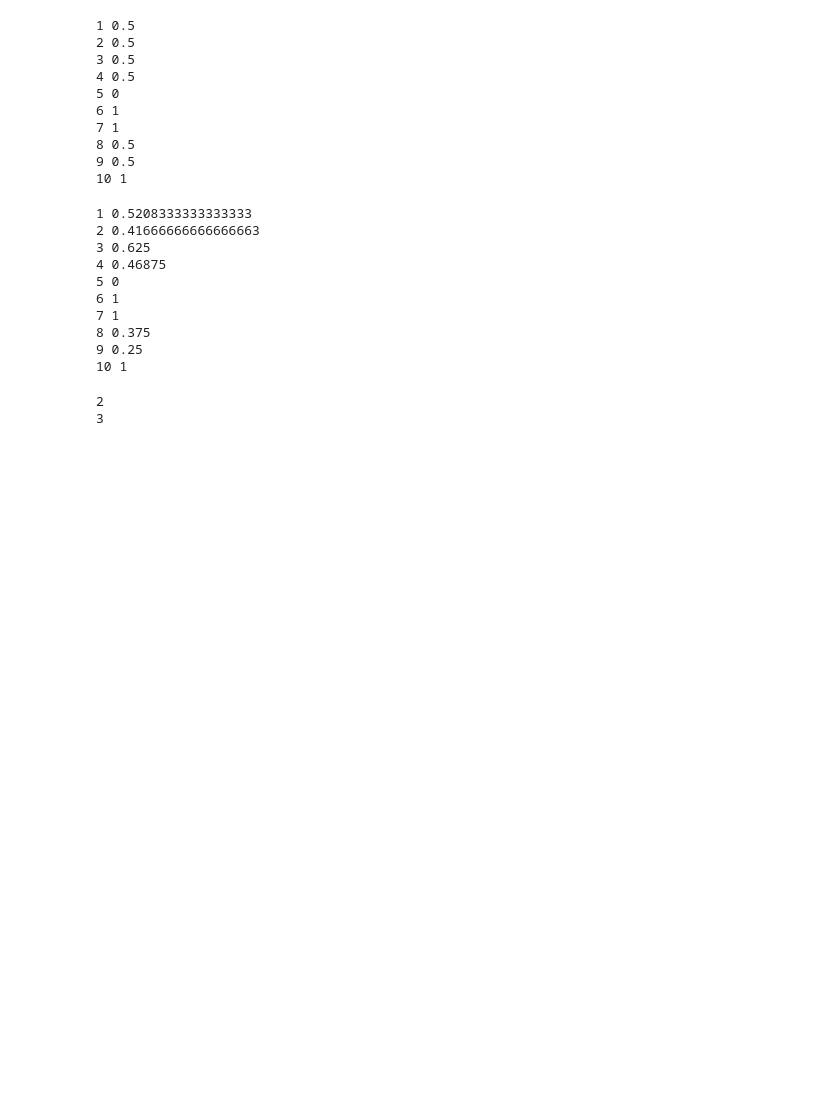
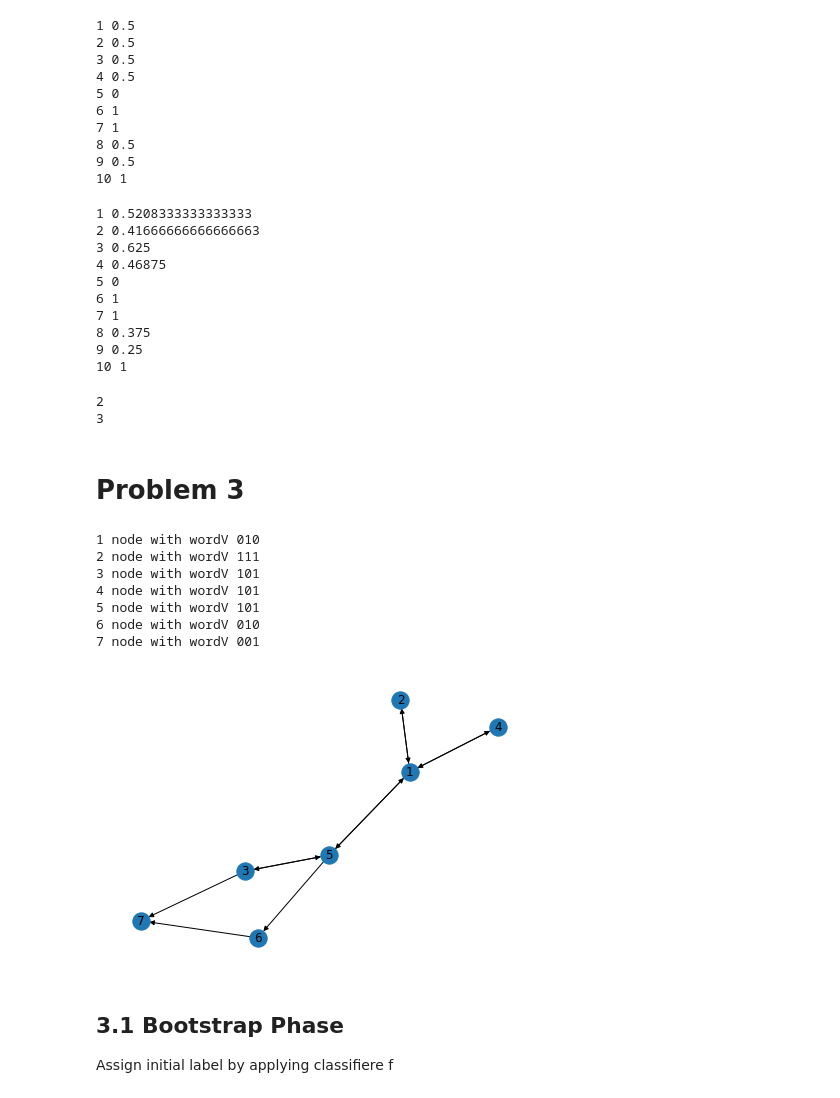
Before and after one commit to viperyl/Notes, a Jupyter notebook: CS224W/Homework/HW01/HW01Code.ipynb, the cells around one changed output. Saved outputs shown, nothing was run; the diff lists cells and outputs as text; code cells hidden in the pictures; blank space fills up the shorter version.

```diff
--- a/CS224W/Homework/HW01/HW01Code.ipynb
+++ b/CS224W/Homework/HW01/HW01Code.ipynb
@@ -69,3 +69,28 @@ for node in G.neighbors(1):
 # %% [output]
 2
 3
+# %% [markdown]
+# Problem 3
+# %%
+WordV = ["010", "111", "101", "101", "101", "010", "001"]
+G1 = nx.DiGraph()
+G1.add_nodes_from([(i+1, {"WordV": "111", "Label": 0, "LinkV":[0,0]}) for i in range(7)])
+G1.add_edges_from([(1, 2), (1,4), (1,5), (2,1), (3,5), (3, 7), (4,1), (5,1), (5,3), (5,6), (6,7)])
+for node in G1.nodes():
+    G1.nodes[node]["WordV"] = WordV[node-1];
+    print(f"{node} node with wordV {WordV[node-1]}")
+
+nx.draw(G1, with_labels = True)
+# %% [output]
+1 node with wordV 010
+2 node with wordV 111
+3 node with wordV 101
+4 node with wordV 101
+5 node with wordV 101
+6 node with wordV 010
+7 node with wordV 001
+[figure, added]
+# %% [markdown]
+## 3.1 Bootstrap Phase
+
+Assign initial label by applying classifiere f
```
Also changed, not shown: parts of 11 cells of this notebook, 2 other files.
